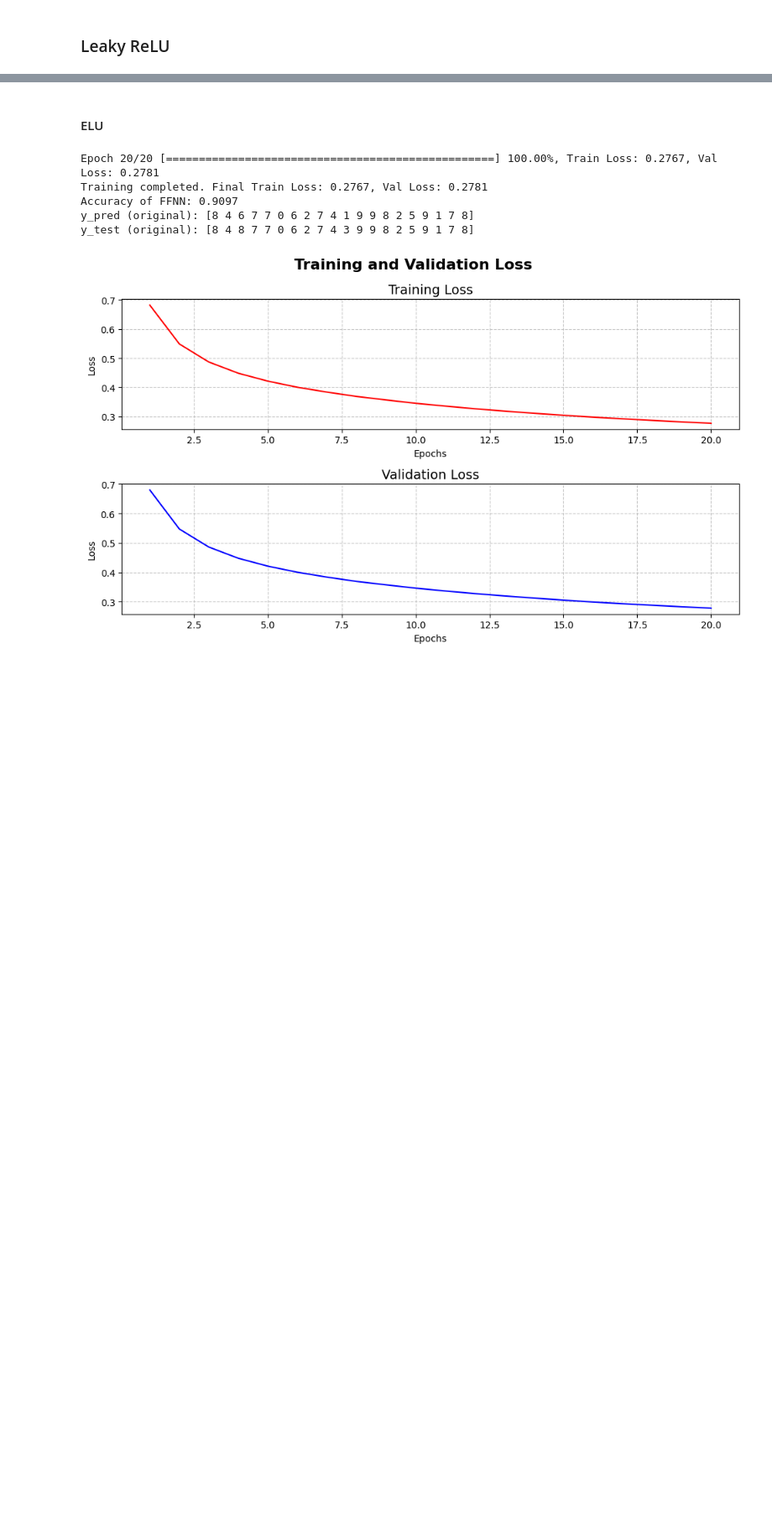
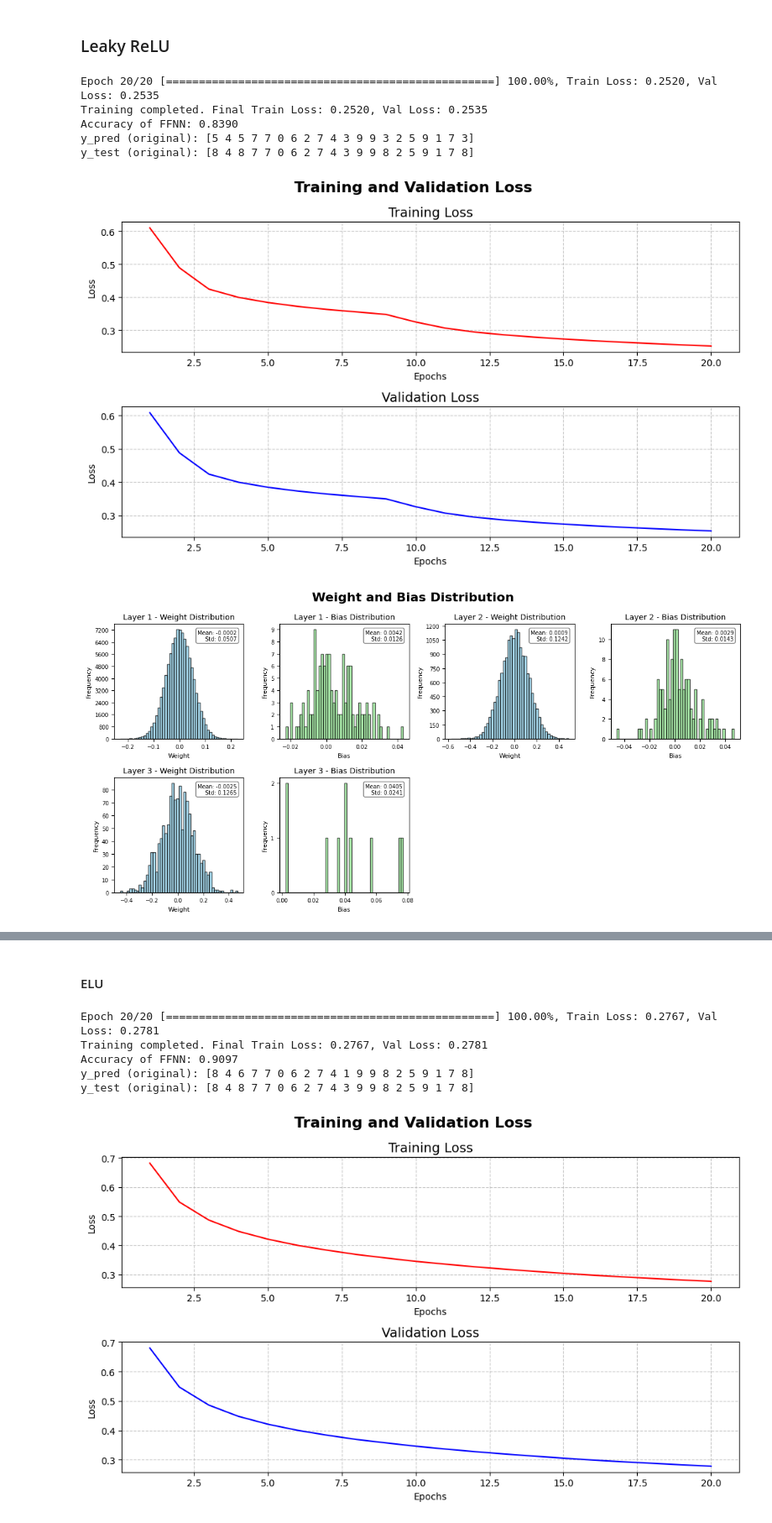
Before and after one commit to Agil0975/Tubes1_ML_IF3270, a Jupyter notebook: src/Testing_2.ipynb, the cells around one changed output, grey strips where cells are left out. Shown at 84% size. Drawn from its saved outputs; the diff is of its cells as text; code cells hidden in the pictures; blank space fills up the shorter version.

```diff
--- a/src/Testing_2.ipynb
+++ b/src/Testing_2.ipynb
@@ -241,2 +241,45 @@ y_test (original): [8 4 8 7 7 0 6 2 7 4 3 9 9 8 2 5 9 1 7 8]
 # %% [markdown]
 ### Leaky ReLU
+# %%
+model = FFNN()
+
+# Add layers to the model
+model.add_layer(784)
+model.add_layer(128, activation_function='leaky_relu', initialization_method="he_normal")
+model.add_layer(128, activation_function='leaky_relu', initialization_method="he_normal")
+model.add_layer(10, activation_function='leaky_relu', initialization_method="he_normal")
+
+# Train the model
+model.train(X_train, y_train_one_hot, X_test, y_test_one_hot,
+            learning_rate=0.01, batch_size=64, epochs=20, loss_function="MSE", verbose=1, error_threshold=0.001)
+
+# Predict the labels for the test set
+y_pred = model.predict(X_test)
+y_pred_label = np.argmax(y_pred, axis=1)
+
+# Accuracy
+accuracy = accuracy_score(y_test, y_pred_label)
+
+print(f"Accuracy of FFNN: {accuracy:.4f}")
+print(f"y_pred (original): {y_pred_label[:20]}")
+# print(f"y_pred (one-hot): {y_pred[:20]}")
+print(f"y_test (original): {y_test[:20]}")
+
+# print(f"y_test (one-hot): {y_test_one_hot[:20]}")
+
+# Plot the loss curve
+model.plot_loss_function()
+
+# Plot weights distribution for all layers
+model.plot_weight_distribution()
+
+# Plot weights gradient distribution for all layers
+model.plot_gradient_distribution()
+# %% [output]
+Epoch 20/20 [==================================================] 100.00%, Train Loss: 0.2520, Val Loss: 0.2535
+Training completed. Final Train Loss: 0.2520, Val Loss: 0.2535
+Accuracy of FFNN: 0.8390
+y_pred (original): [5 4 5 7 7 0 6 2 7 4 3 9 9 3 2 5 9 1 7 3]
+y_test (original): [8 4 8 7 7 0 6 2 7 4 3 9 9 8 2 5 9 1 7 8]
+[figure, added]
+[figure, added]
```
Also changed, not shown: parts of 6 cells of this notebook, 2 other files.
